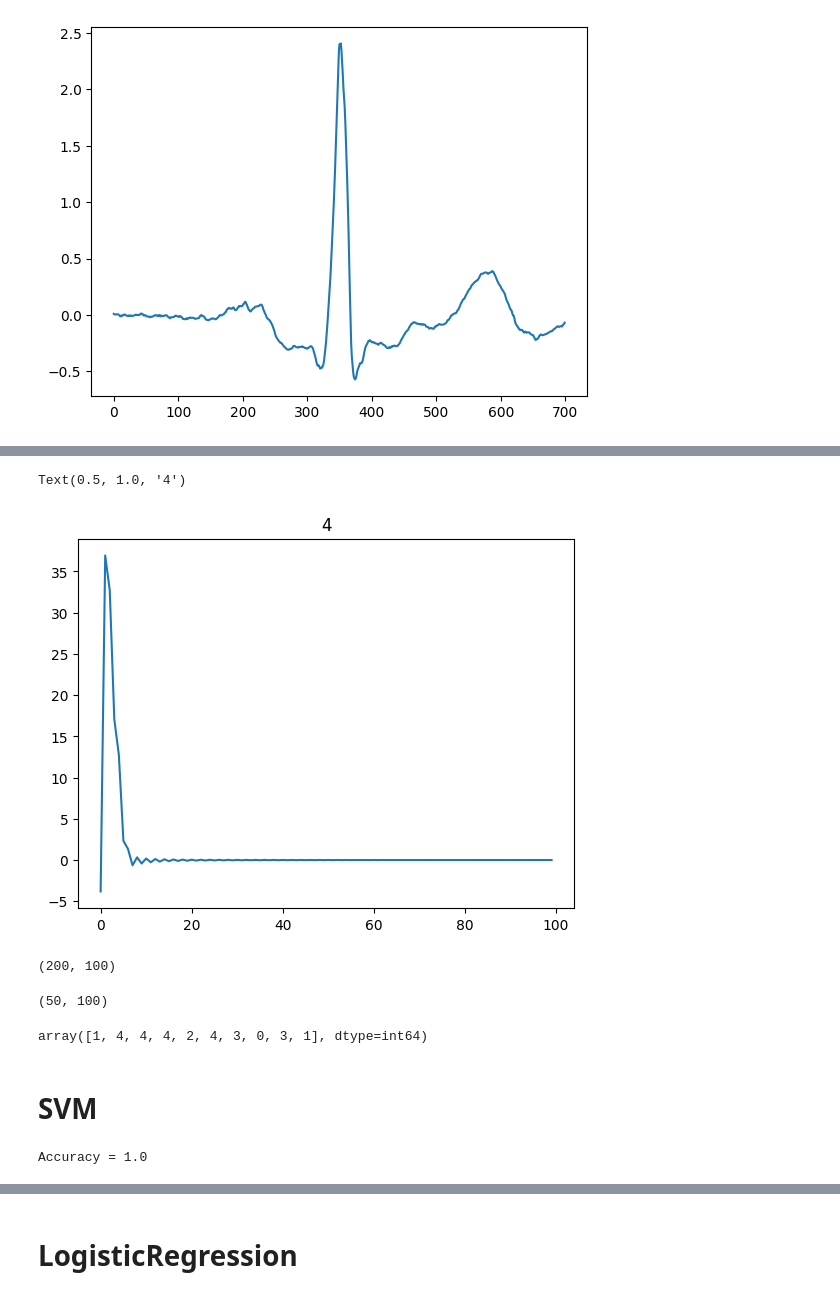
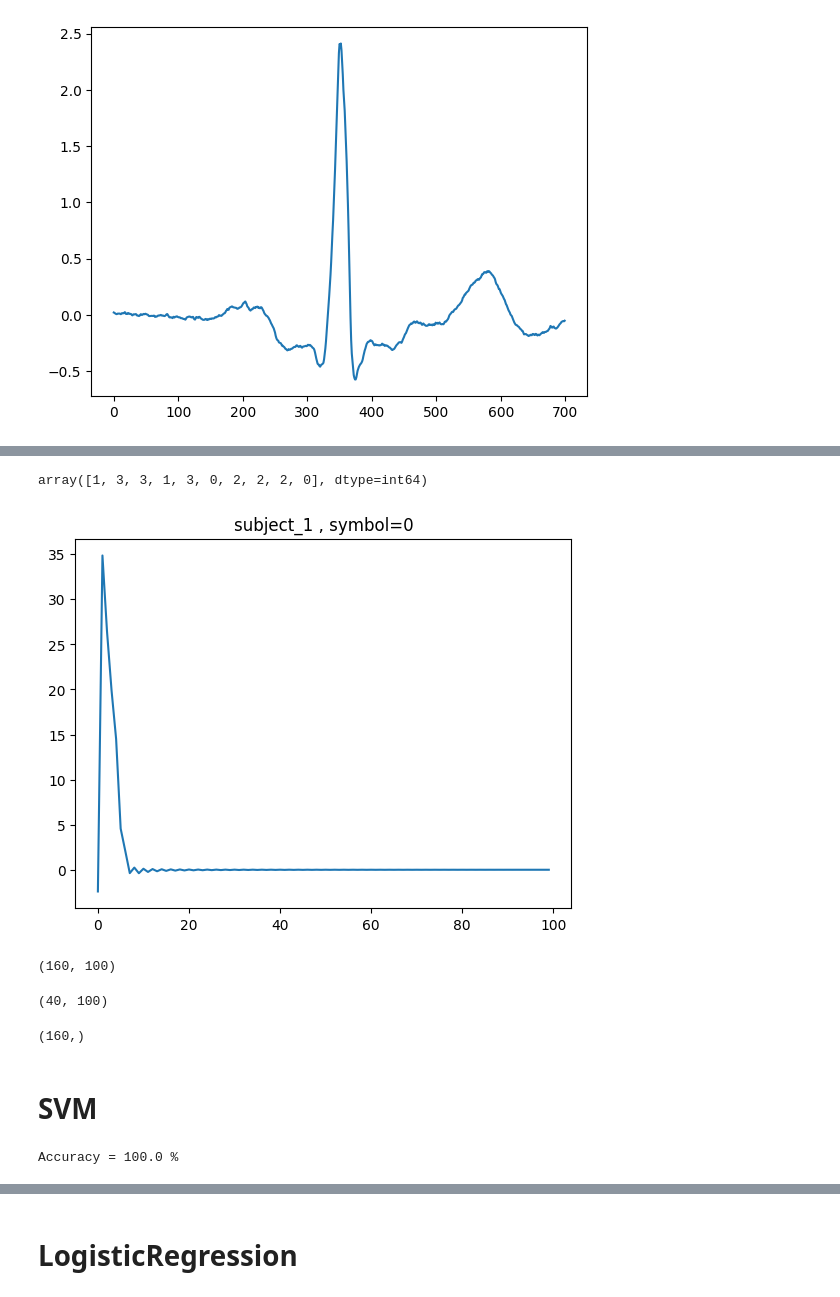
Before and after one commit to MAbdelhamid2001/Authentication-system-based-on-ECG, a Jupyter notebook: Full project.ipynb, the cells around one changed output, grey strips where cells are left out. Drawn from its saved outputs; the diff is of its cells as text; code cells hidden in the pictures.

Commit message:
Add files via upload
added test files ,each one contains one segment
+ Finished UI using Tkinter

```diff
--- a/Full project.ipynb
+++ b/Full project.ipynb
@@ -148,3 +119,11 @@ def extract_ecg_segments(ecg_signal, r_peaks, fs=1000, window_size=0.2):
+# %%
+def preprocess_using_ACDCT(filtered_signal):
+    sig=np.array(filtered_signal)
+    AC=sm.tsa.acf(sig,nlags=1000)
+    s=AC[0:100]
+    DCT=scipy.fftpack.dct(s,type=2)
+
+    return DCT
 # %%
 signal_array, fields=wf.rdsamp(s9)
 sig = signal_array[:,1]
@@ -194,3 +173,7 @@ Text(0.5, 1.0, 'one Segment')
 # primary for the whole signal
 # %% [markdown]
 # start project code
+# %%
+files=[s2,s5,s13,s9,]#s8
+# [s2,s3,s5,s7,s9,s10,s8,s13]#are the best after long analysis
+files
@@ -297,9 +269,17 @@ def preprocess_using_wavelet(filtered_signal):
     return res
 # %%
 def preprocessing(signal,type_):
+
+    """
+    # type_=1:use wavelet
+    # type_=2:use fiducial_features
+    # type_=3:use AC/DCT
+
+    """
 #     butterworth filter 2-40  or 2 -50
 #     sr=1000
     filtered_signal=butter_bandbass_filter(signal,low_cutoff=2,high_cutoff=40,sampling_rate=1000,order=4)
+
 #     Features extraction using AC/DCT
 
     if type_==1:
@@ -324,26 +341,34 @@ Text(0.5, 1.0, '4')
 type_=3
 X_train=[preprocessing(d,type_) for d in X_train]
 X_test=[preprocessing(d,type_) for d in X_test]
+# %%
+y_train[:10]
+# %% [output]
+array([1, 3, 3, 1, 3, 0, 2, 2, 2, 0], dtype=int64)
 # %%
-plt.plot(X_train[5])
-plt.title(f'{y_train[5]}')
+idx=100
+if type_==2:
+    plt.plot(X_train[idx][0])
+    plt.title(f'{get_sub(y_train[idx])} , symbol={y_train[idx]}')
+else:
+    plt.plot(X_train[idx])
+    plt.title(f'{get_sub(y_train[idx])} , symbol={y_train[idx]}')
 # %% [output]
-Text(0.5, 1.0, '4')
-[figure, old version]
+[figure, new version]
 # %%
 X_train=np.vstack(X_train)
 X_train.shape
 # %% [output]
-(200, 100)
+(160, 100)
 # %%
 X_test=np.vstack(X_test)
 X_test.shape
 # %% [output]
-(50, 100)
+(40, 100)
 # %%
-y_train[:10]
+y_train.shape
 # %% [output]
-array([1, 4, 4, 4, 2, 4, 3, 0, 3, 1], dtype=int64)
+(160,)
 # %%
 # preprocessing
 # filter data
@@ -362,12 +387,12 @@ array([1, 4, 4, 4, 2, 4, 3, 0, 3, 1], dtype=int64)
 from sklearn import svm
 from sklearn.metrics import accuracy_score ,classification_report,ConfusionMatrixDisplay,confusion_matrix
 # %%
-classifier = svm.SVC(kernel='linear') # Linear Kernel
+svm_classifier = svm.SVC(kernel='linear') # Linear Kernel
 
-classifier.fit(X=X_train,y=y_train)
+svm_classifier.fit(X=X_train,y=y_train)
 
-pred=classifier.predict(X_test)
+pred=svm_classifier.predict(X_test)
 
-print("Accuracy = {} ".format(accuracy_score(y_test,pred)))
+print("Accuracy = {} % ".format(accuracy_score(y_test,pred)*100))
 # %% [output]
-Accuracy = 1.0
+Accuracy = 100.0 %
```
Also changed, not shown: parts of 62 cells of this notebook, 10 other files.
